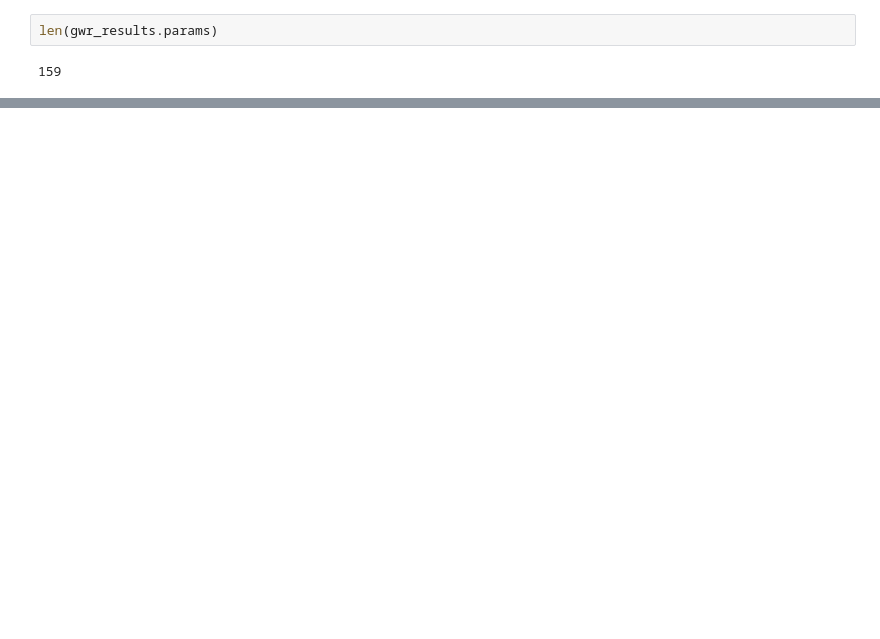
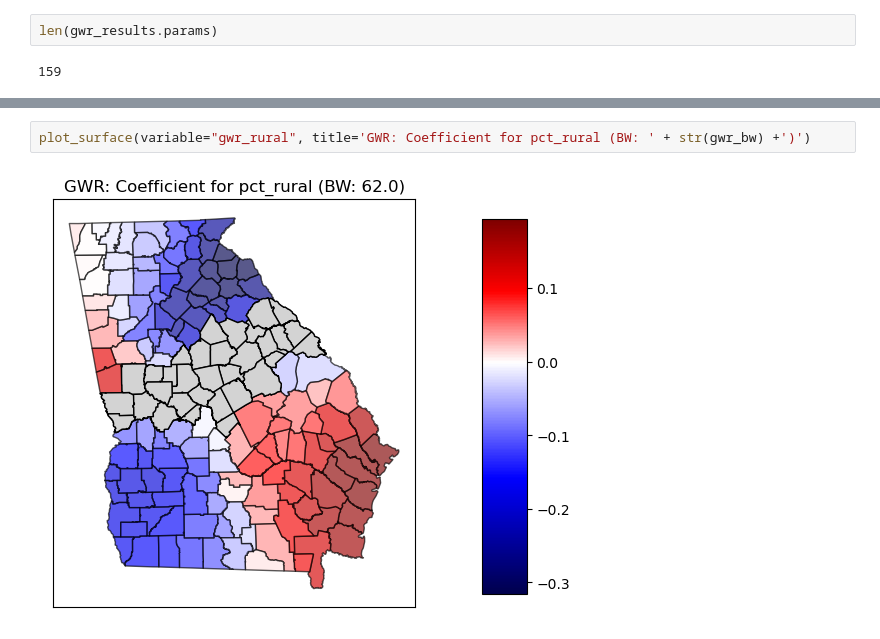
Before and after one commit to anhdangqb/qb-reading-club, a Jupyter notebook: geospatial-ds/Spatial_Modelling.ipynb, the cells around one changed output, grey strips where cells are left out. Saved outputs shown, nothing was run; the diff lists cells and outputs as text; blank space fills up the shorter version.

```diff
--- a/geospatial-ds/Spatial_Modelling.ipynb
+++ b/geospatial-ds/Spatial_Modelling.ipynb
@@ -246,0 +326,4 @@ X3                       -0.328      0.060     -0.464     -0.308     -0.241
+# %%
+plot_surface(variable="gwr_rural", title='GWR: Coefficient for pct_rural (BW: ' + str(gwr_bw) +')')
+# %% [output]
+[figure, added]
```
Also changed, not shown: parts of 12 cells of this notebook.
